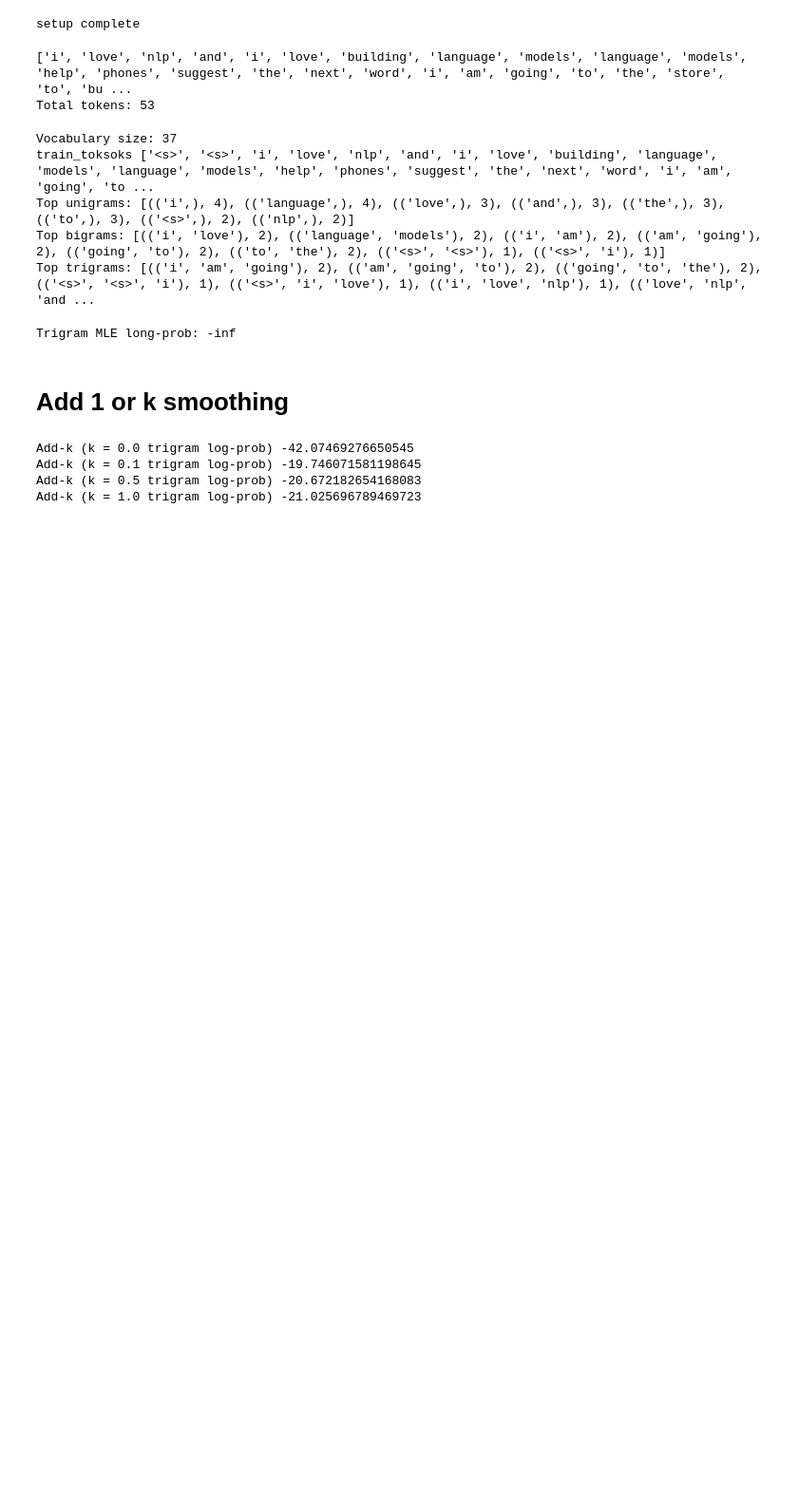
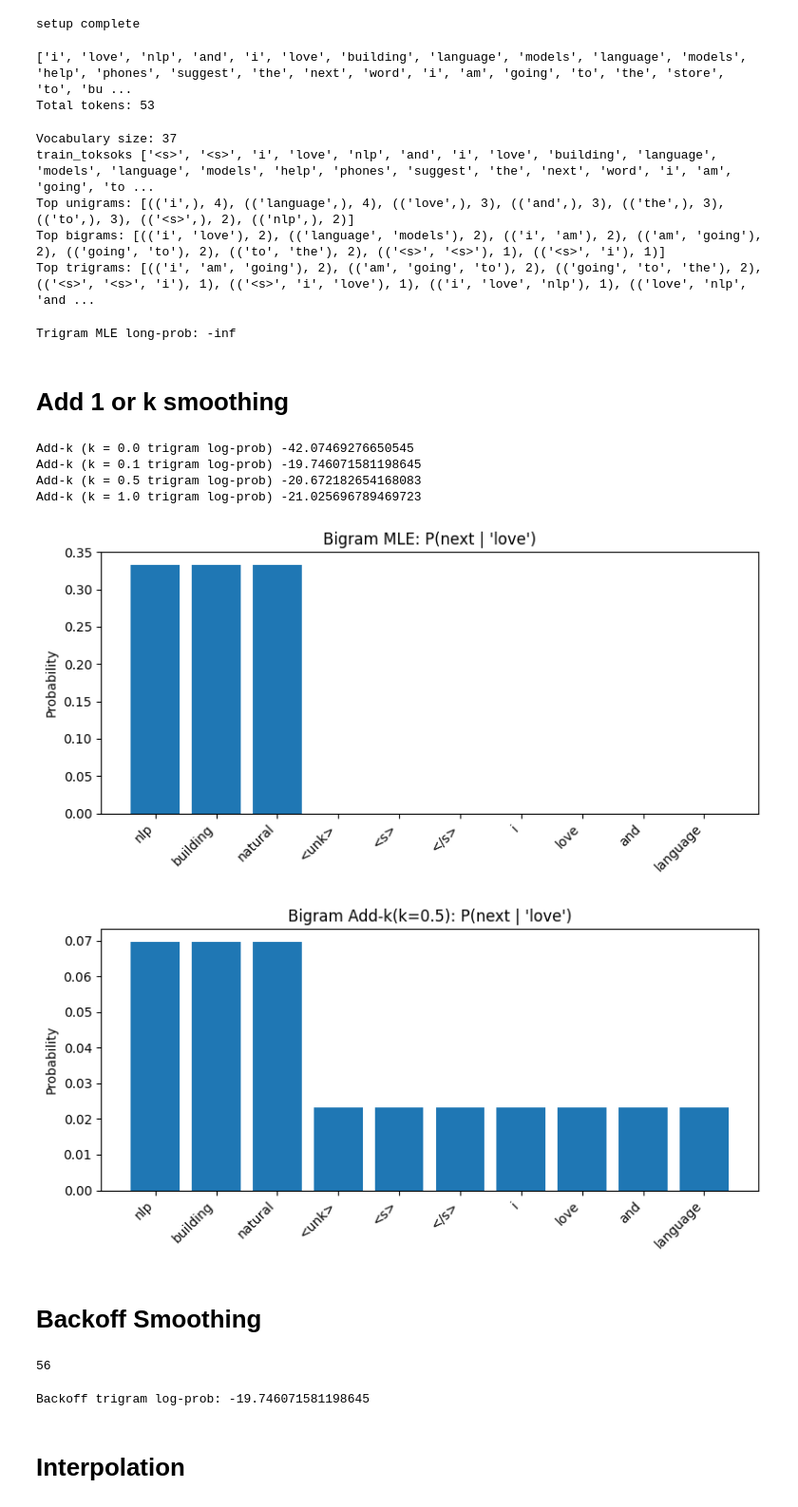
Before and after one commit to vishnusai2005/LANGUAGE_MODELS, a Jupyter notebook: Language_models.ipynb, the cells around one changed output. Shown at 95% size. Drawn from its saved outputs; the diff is of its cells as text; code cells hidden in the pictures; blank space fills up the shorter version.

```diff
--- a/Language_models.ipynb
+++ b/Language_models.ipynb
@@ -108,7 +108,7 @@ Trigram MLE long-prob: -inf
 # %%
 def bigram_addk_prob(w_prev: str, w: str, k : float) -> float:
     number = bi_counts.get((w_prev, w), 0) + k
-    denom = uni_counts.get((w_prev,), 0) + k * v
+    denom = uni_counts.get((w_prev,), 0) + k * V
     return (number/ denom) if denom > 0 else (1.0/ V)
 def trigram_addk_prob(w1:str, w2:str, w3:str, k: float):
     number = tri_counts.get((w1, w2, w3), 0) + k
@@ -128,3 +128,47 @@ Add-k (k = 0.0 trigram log-prob) -42.07469276650545
 Add-k (k = 0.1 trigram log-prob) -19.746071581198645
 Add-k (k = 0.5 trigram log-prob) -20.672182654168083
 Add-k (k = 1.0 trigram log-prob) -21.025696789469723
+# %%
+def top_next_words_bigram(history : str, topk = 10, mode = "mle", k = 0.5):
+    ws = list(vocab.keys())
+    scores = []
+    for w in ws:
+        if mode == "mle":
+            p = bigram_mle_prob(history, w)
+        elif mode == "addk":
+            p = bigram_addk_prob(history, w, k)
+        else:
+            raise ValueError("mode must be either 'mle' or 'addk'")
+        scores.append((w,p))
+    scores.sort(key = lambda x: x[1], reverse = True)
+    return scores[:topk]
+def plot_bar(labels, values, title):
+    plt.figure(figsize = (8,4))
+    plt.bar(labels, values)
+    plt.title(title)
+    plt.xticks(rotation = 45, ha = 'right')
+    plt.ylabel("Probability")
+    plt.tight_layout()
+    plt.show()
+history = "love" if "love" in vocab else "<unk>"
+
+top_mle = top_next_words_bigram(history, mode="mle")
+top_addk = top_next_words_bigram(history, mode="addk", k=0.5)
+
+labels_mle = [w for w, _ in top_mle]
+vals_mle = [p for _, p in top_mle]
+plot_bar(labels_mle, vals_mle, f"Bigram MLE: P(next | '{history}')")
+
+labels_addk = [w for w, _ in top_addk]
+vals_addk = [p for _, p in top_addk]
+plot_bar(labels_addk, vals_addk, f"Bigram Add-k(k=0.5): P(next | '{history}')")
+# %% [output]
+[figure, added]
+[figure, added]
+# %% [markdown]
+# Backoff Smoothing
+# %%
+total_tokens = sum(uni_counts.values())
+print(total_tokens)
+# %% [output]
+56
@@ -130,0 +178,21 @@ Add-k (k = 1.0 trigram log-prob) -21.025696789469723
+# %%
+def backoff_prob(w1:str, w2:str, w3:str, k_bigram = 0.1, alpha = 0.4) -> float:
+    p_tri = trigram_addk_prob(w1,w2,w3, k = 0.1)
+    if p_tri > 0:
+        return p_tri
+    p_bi = bigram_addk_prob(w2, w3, k = k_bigram)
+    if p_bi > 0:
+        return alpha * p_bi
+    return (alpha ** 2) * unigram_prob(w3)
+def sentence_logprob_backoff(sent_tokens: List[str]) -> float:
+    seq = add_sentence_markers(map_to_vocab(sent_tokens, vocab), 3)
+    logp = 0.0
+    for (w1, w2, w3) in ngrams(seq, 3):
+        p = max(backoff_prob(w1, w2, w3), 1e-12)
+        logp += math.log(p)
+    return logp
+print("Backoff trigram log-prob:", sentence_logprob_backoff(example))
+# %% [output]
+Backoff trigram log-prob: -19.746071581198645
+# %% [markdown]
+# Interpolation
```
Also changed, not shown: parts of 2 cells of this notebook.
